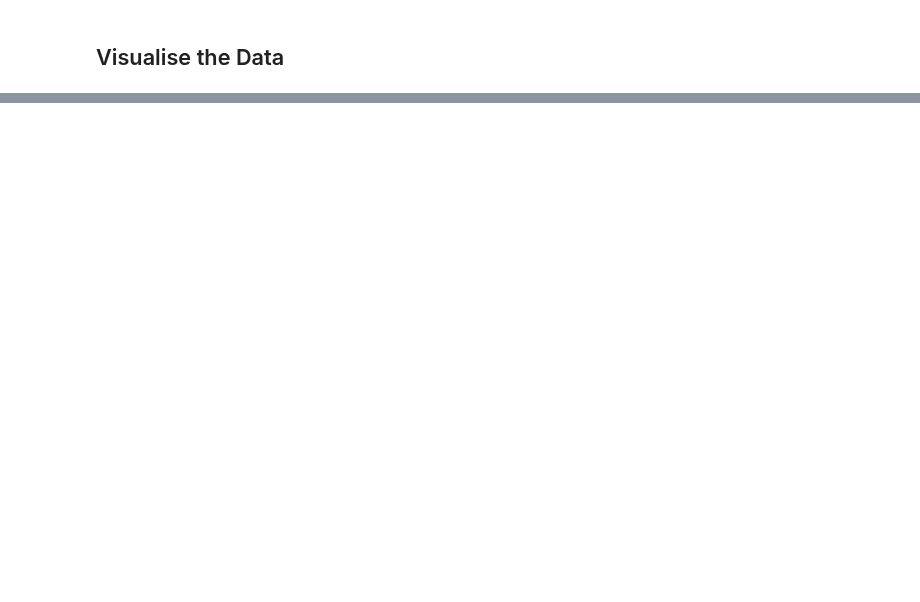
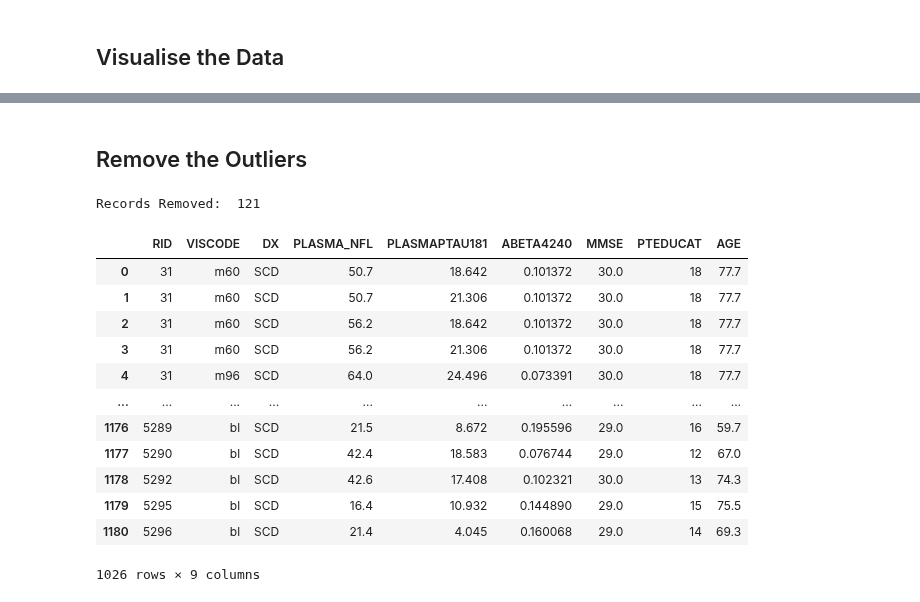
Before and after one commit to danielmakin/NoMoreAlzheimersDisease, a Jupyter notebook: PreProcessing.ipynb, the cells around one changed output, grey strips where cells are left out. Drawn from its saved outputs; the diff is of its cells as text; code cells hidden in the pictures; blank space fills up the shorter version.

```diff
--- a/PreProcessing.ipynb
+++ b/PreProcessing.ipynb
@@ -275,2 +278,34 @@ df
 # %% [markdown]
 ## Visualise the Data
+# %%
+SCD = df.loc[df["DX"] == "SCD"]
+MCI = df.loc[df["DX"] == "MCI"]
+AD = df.loc[df["DX"] == "AD"]
+
+fig, axes = plt.subplots(nrows=1, ncols=3, figsize=(18, 4))
+
+box_plot_nfl = [list(SCD['PLASMA_NFL'].dropna()), list(MCI['PLASMA_NFL']), list(AD['PLASMA_NFL'].dropna())]
+
+axes[0].boxplot(box_plot_nfl, showfliers=True, labels=['SCD', 'MCI', 'AD'])
+axes[0].set_title('Plasma NFL values on BoxPlots')
+axes[0].set_ylabel('PLASMA_NFL Value (pg/ml)')
+axes[0].set_xlabel('Classification')
+
+# Remove the null values also
+box_plot_tau = [list(SCD['PLASMAPTAU181'].dropna()), list(MCI['PLASMAPTAU181']), list(AD['PLASMAPTAU181'].dropna())]
+
+axes[1].boxplot(box_plot_tau, showfliers=True, labels=['SCD', 'MCI', 'AD'])
+axes[1].set_title('Plasma pTau values on BoxPlots')
+axes[1].set_ylabel('PLASMAPTAU181 Value (pg/ml)')
+axes[1].set_xlabel('Classification')
+
+# Remove the null values also
+box_plot_ab = [list(SCD['ABETA4240'].dropna()), list(MCI['ABETA4240']), list(AD['ABETA4240'].dropna())]
+
+axes[2].boxplot(box_plot_ab, showfliers=True, labels=['SCD', 'MCI', 'AD'])
+axes[2].set_title('AB42/AB40 values on BoxPlots')
+axes[2].set_ylabel('AB42/AB40 Value (pg/ml)')
+axes[2].set_xlabel('Classification')
+
+
+plt.show()
@@ -276,0 +314,26 @@ df
+# %% [markdown]
+## Remove the Outliers
+# %%
+# Get all the indexes that are not in the correct Range
+indexes = get_outliers(SCD, "PLASMA_NFL") + get_outliers(MCI, "PLASMA_NFL") + get_outliers(AD, "PLASMA_NFL")
+indexes = indexes + get_outliers(SCD, "PLASMAPTAU181") + get_outliers(MCI, "PLASMAPTAU181") + get_outliers(AD, "PLASMAPTAU181")
+indexes = indexes + get_outliers(SCD, "ABETA4240") + get_outliers(MCI, "ABETA4240") + get_outliers(AD, "ABETA4240")
+# Now remove all these indexes
+df = df[~df['RID'].isin(indexes)]
+print("Records Removed: ", len(indexes))
+df
+# %% [output]
+Records Removed:  121
+|  | RID | VISCODE | DX | PLASMA_NFL | PLASMAPTAU181 | ABETA4240 | MMSE | PTEDUCAT | AGE |
+| 0 | 31 | m60 | SCD | 50.7 | 18.642 | 0.101372 | 30.0 | 18 | 77.7 |
+| 1 | 31 | m60 | SCD | 50.7 | 21.306 | 0.101372 | 30.0 | 18 | 77.7 |
+| 2 | 31 | m60 | SCD | 56.2 | 18.642 | 0.101372 | 30.0 | 18 | 77.7 |
+| 3 | 31 | m60 | SCD | 56.2 | 21.306 | 0.101372 | 30.0 | 18 | 77.7 |
+| 4 | 31 | m96 | SCD | 64.0 | 24.496 | 0.073391 | 30.0 | 18 | 77.7 |
+| ... | ... | ... | ... | ... | ... | ... | ... | ... | ... |
+| 1176 | 5289 | bl | SCD | 21.5 | 8.672 | 0.195596 | 29.0 | 16 | 59.7 |
+| 1177 | 5290 | bl | SCD | 42.4 | 18.583 | 0.076744 | 29.0 | 12 | 67.0 |
+| 1178 | 5292 | bl | SCD | 42.6 | 17.408 | 0.102321 | 30.0 | 13 | 74.3 |
+| 1179 | 5295 | bl | SCD | 16.4 | 10.932 | 0.144890 | 29.0 | 15 | 75.5 |
+| 1180 | 5296 | bl | SCD | 21.4 | 4.045 | 0.160068 | 29.0 | 14 | 69.3 |
+1026 rows × 9 columns
```
Also changed, not shown: parts of 5 cells of this notebook, 1 other file.
